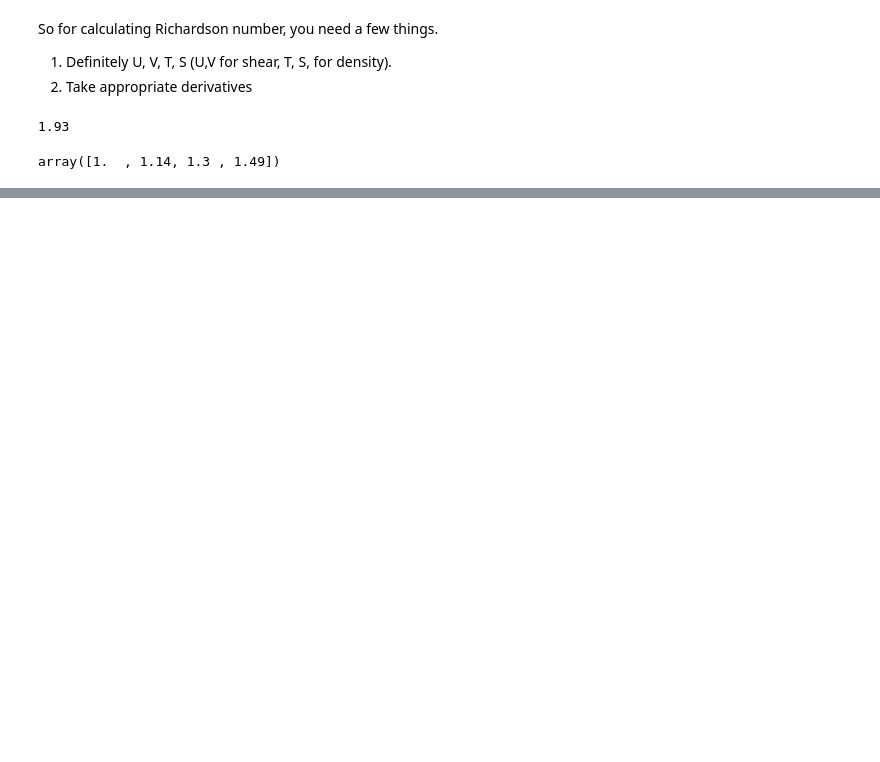
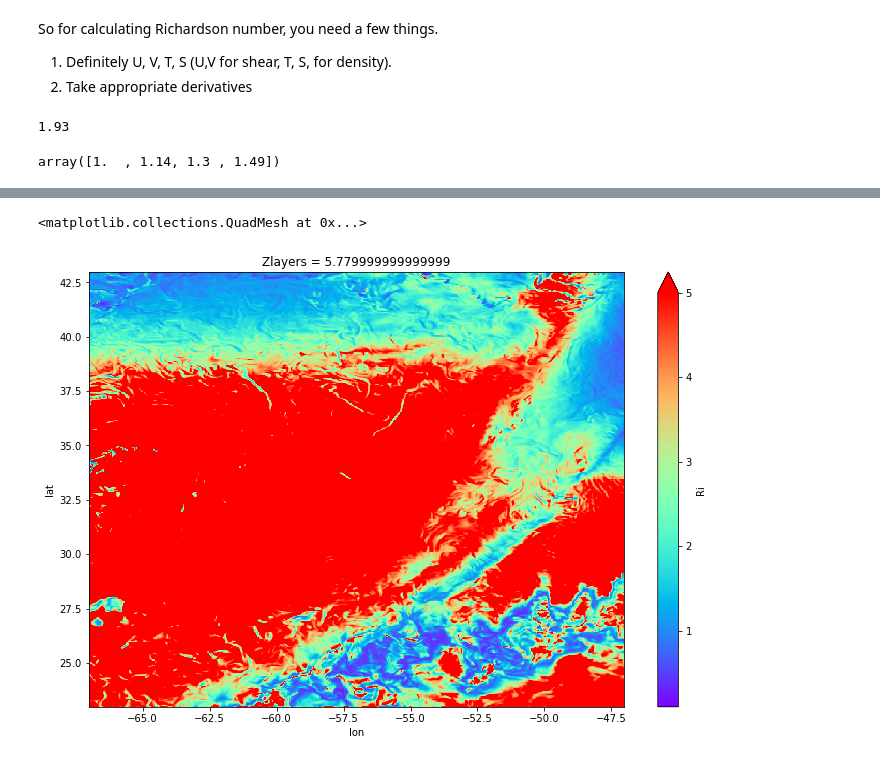
Before and after one commit to avik2007/CoupledOceAtmo, a Jupyter notebook: mit_geos_analysis/notebook25_RichardsonNumber.ipynb, the cells around one changed output, grey strips where cells are left out. Cells and saved outputs as stored; diff of their text form; code cells hidden in the pictures; blank space fills up the shorter version.

```diff
--- a/mit_geos_analysis/notebook25_RichardsonNumber.ipynb
+++ b/mit_geos_analysis/notebook25_RichardsonNumber.ipynb
@@ -132,0 +297,6 @@ dss =
+# %%
+%matplotlib inline
+Ri[4].plot(vmin = .1, vmax = 5, cmap='rainbow', figsize= (12,8))
+# %% [output]
+<matplotlib.collections.QuadMesh at 0x...>
+[figure, added]
```
Also changed, not shown: parts of 49 cells of this notebook, 5 other files.
